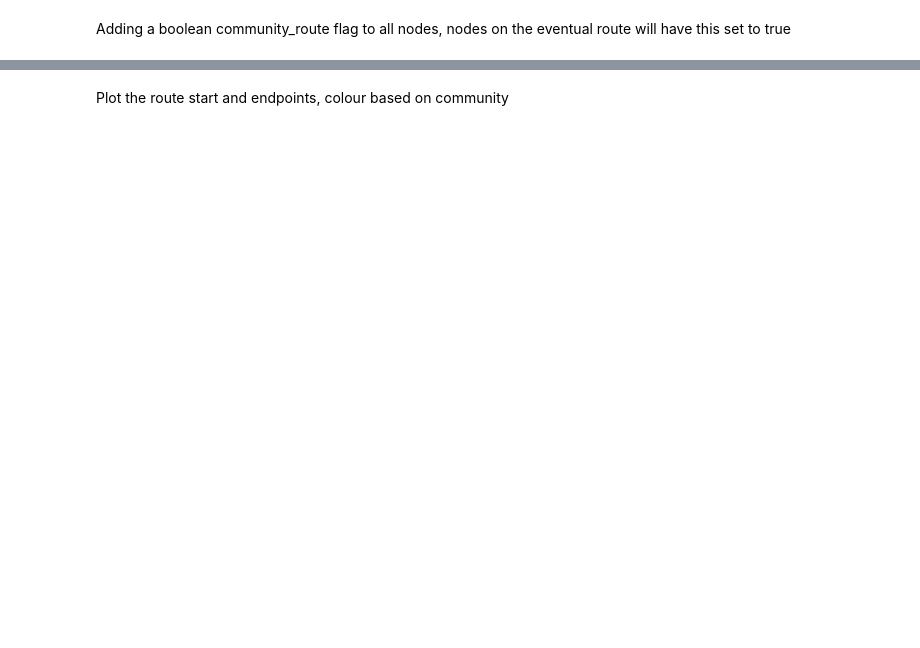
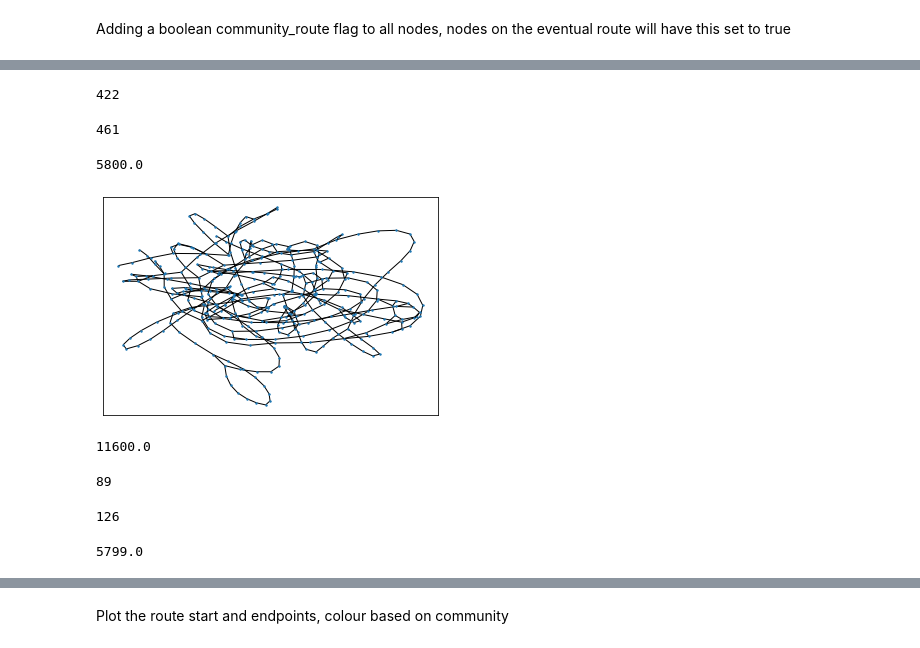
Before and after one commit to ancodia/donegal-bus-routes, a Jupyter notebook: route_planning/notebooks/route_pathfinding.ipynb, the cells around one changed output, grey strips where cells are left out. Drawn from its saved outputs; the diff is of its cells as text; code cells hidden in the pictures; blank space fills up the shorter version.

```diff
--- a/route_planning/notebooks/route_pathfinding.ipynb
+++ b/route_planning/notebooks/route_pathfinding.ipynb
@@ -38,3 +38,16 @@ nx.set_node_attributes(G, False, "community_route")
 # nodes_per_community = [len(graph.nodes) for graph in community_graphs]
 # avg_num_nodes = sum(nodes_per_community) / len(nodes_per_community)
 # cutoff = int(avg_num_nodes / 2)
+# %%
+# simplify graph by removing nodes that have only 2 neighbours,
+# i.e. those that only make up part of a road,
+# while maintaining the weight of the graph
+_g = nx.Graph(community_graphs[1])
+
+nodes, edges = ox.graph_to_gdfs(community_graphs[1])
+
+# top 25% of ranked nodes
+num = int(len(nodes) * 0.25)
+
+nodes = nodes.astype({"top_n": "int32", "rank": "float"})
+nodes.dtypes
@@ -40,0 +74,21 @@ nx.set_node_attributes(G, False, "community_route")
+# %%
+len(_g.nodes)
+# %% [output]
+422
+# %%
+len(_g.edges)
+# %% [output]
+461
+# %%
+_g.size(weight='weight')
+# %% [output]
+5800.0
+# %%
+nx.draw_networkx(_g, with_labels=False, node_size=2)
+# %% [output]
+[figure, added]
+# %%
+weighted_degrees = dict(list(_g.degree(weight="weight")))
+sum(weighted_degrees.values())
+# %% [output]
+11600.0
@@ -40,0 +109,12 @@ nx.set_node_attributes(G, False, "community_route")
+# %%
+len(_g.nodes)
+# %% [output]
+89
+# %%
+len(_g.edges)
+# %% [output]
+126
+# %%
+_g.size(weight='weight')
+# %% [output]
+5799.0
```
Also changed, not shown: parts of 21 cells of this notebook, 2 other files.
